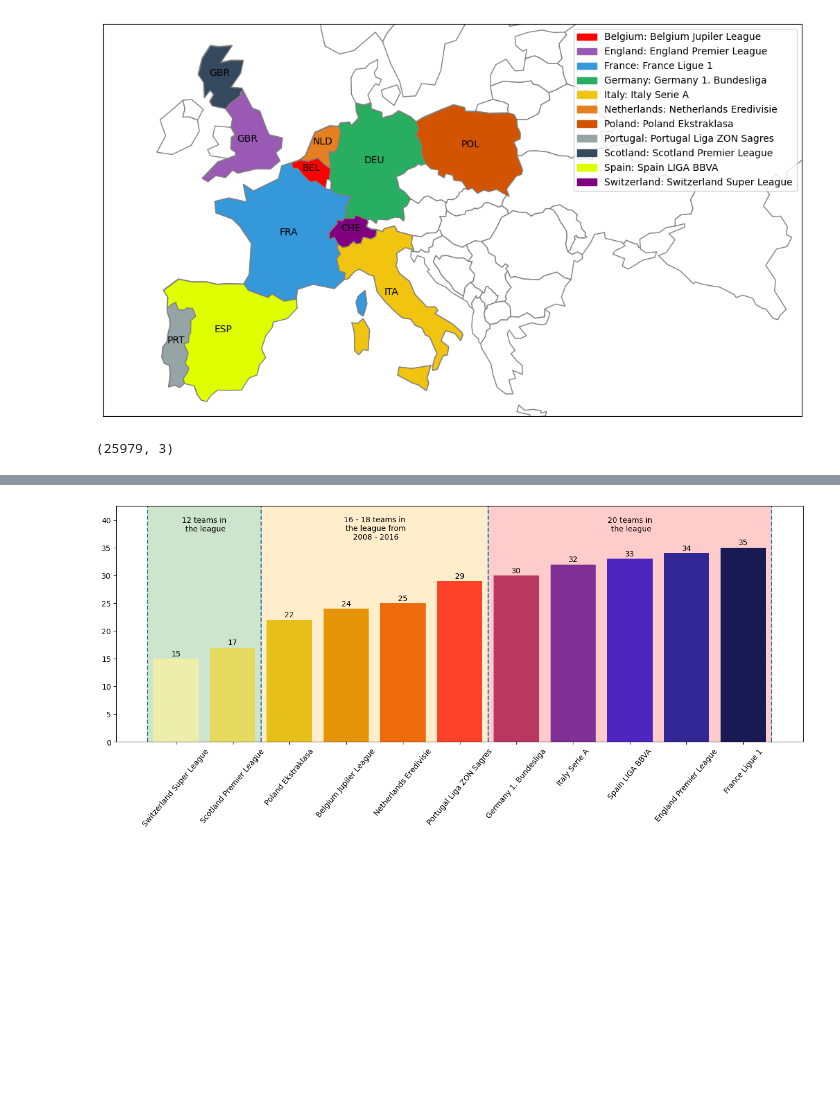
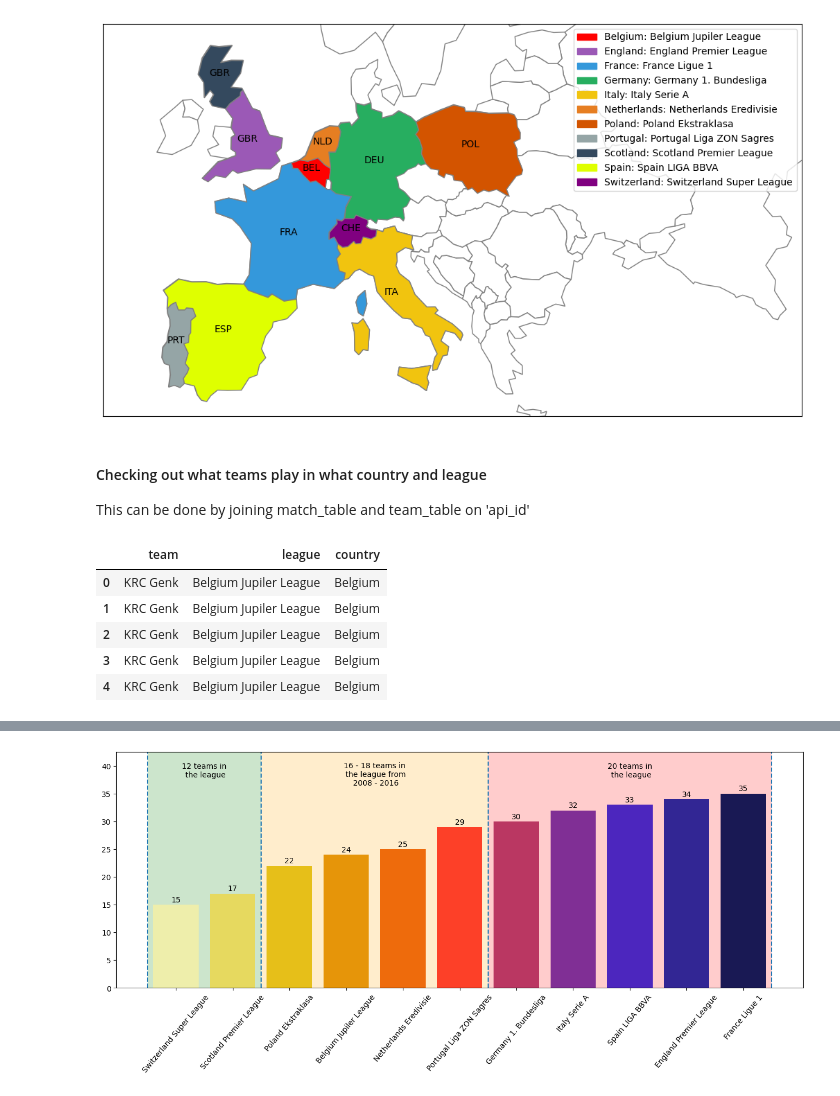
Before and after one commit to nihal-DS/Euro-Soccer-Analysis, a Jupyter notebook: Euro_Soccer1.ipynb, the cells around one changed output, grey strips where cells are left out. Drawn from its saved outputs; the diff is of its cells as text; code cells hidden in the pictures; blank space fills up the shorter version.

```diff
--- a/Euro_Soccer1.ipynb
+++ b/Euro_Soccer1.ipynb
@@ -174,13 +198,21 @@ plt.show()
 # %%
 # Might want to scrape data
 # Check what team plays for what league and country
+# %% [markdown]
+#### Checking out what teams play in what country and league
+This can be done by joining match_table and team_table on 'api_id'
 # %%
 temp = pd.merge(left = df_match[['country_id', 'league_id', 'home_team_api_id', 'away_team_api_id']],
          right = df_team[['team_api_id', 'team_long_name']],
          left_on = 'home_team_api_id', right_on = 'team_api_id')
 team_league = pd.merge(left = temp, right = df_league, left_on = 'country_id', right_on = 'id')
 team_league_country = pd.merge(left = team_league, right = df_countries, left_on = 'country_id_x', right_on = 'id')[['team_long_name', 'name_x', 'name_y']]
 team_league_country = team_league_country.rename(columns = {'team_long_name': 'team','name_x': 'league', 'name_y': 'country'})
-team_league_country.shape
+team_league_country.head()
 # %% [output]
-(25979, 3)
+|  | team | league | country |
+| 0 | KRC Genk | Belgium Jupiler League | Belgium |
+| 1 | KRC Genk | Belgium Jupiler League | Belgium |
+| 2 | KRC Genk | Belgium Jupiler League | Belgium |
+| 3 | KRC Genk | Belgium Jupiler League | Belgium |
+| 4 | KRC Genk | Belgium Jupiler League | Belgium |
```
Also changed, not shown: parts of 69 cells of this notebook.
